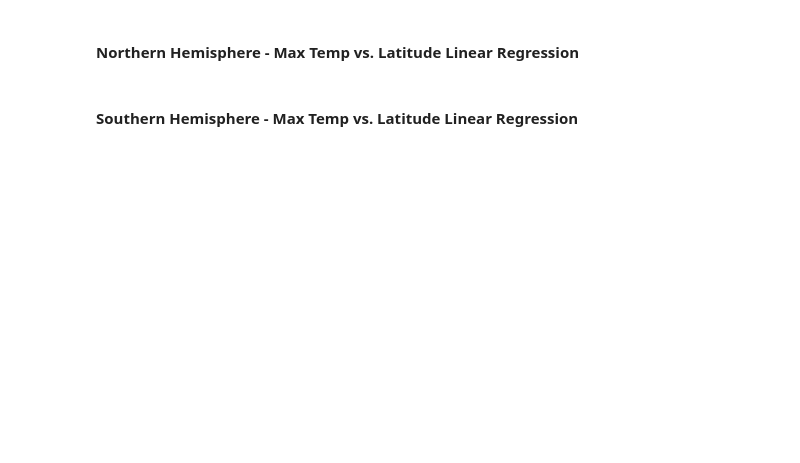
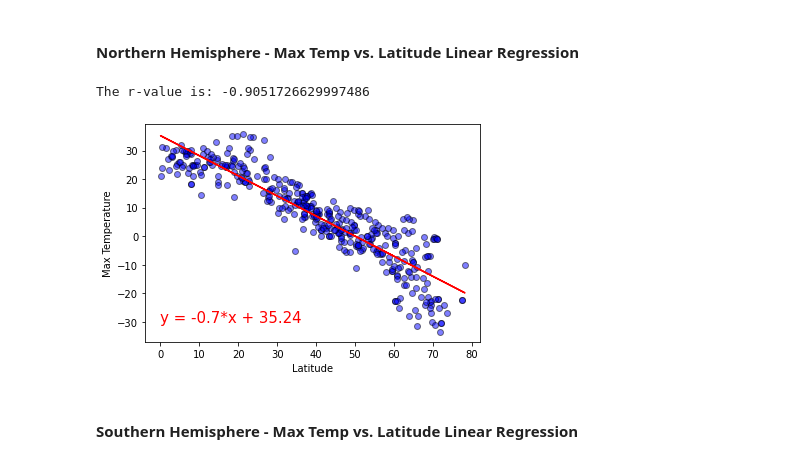
Before and after one commit to calvinluu96/python-api-challenge, a Jupyter notebook: WeatherPy/WeatherPy.ipynb, the cells around one changed output. Drawn from its saved outputs; the diff is of its cells as text; code cells hidden in the pictures; blank space fills up the shorter version.

Commit message:
added linear regression

```diff
--- a/WeatherPy/WeatherPy.ipynb
+++ b/WeatherPy/WeatherPy.ipynb
@@ -237,3 +237,9 @@ plt.savefig("LatVsWindSpeed.png")
 <Figure size 432x288 with 0 Axes>
 # %% [markdown]
 ## Linear Regression
+# %%
+# Separate data into northern and southern hemispheres
+northern_df = raw_weather_data[raw_weather_data["Lat"] > 0]
+southern_df = raw_weather_data[raw_weather_data["Lat"] < 0]
+
+northern_df.head()
@@ -240,4 +253,29 @@ plt.savefig("LatVsWindSpeed.png")
+# %%
+# Create function to read in values and create linear regression so no need to repeat
+def linear_regression_plot(x_var, y_var, x_varname, y_varname, label_coords):
+    # Perform linear regression
+    slope, intercept, r_value, p_value, std_err = linregress(x_var, y_var)
+
+    # Create equation for linear regression line
+    fit = (slope * x_var) + intercept
+
+    # Create string for equation
+    regression_label = f"y = {round(slope,2)}*x + {round(intercept,2)}"
+
+    # Create plot with linear regression
+    plt.scatter(x_var, y_var, marker="o", facecolors="blue", edgecolor="black", alpha=0.5)
+    plt.plot(x_var, fit, color="red")
+    plt.annotate(regression_label, label_coords, color="red", fontsize = 15)
+    plt.xlabel(x_varname)
+    plt.ylabel(y_varname)
+
+    print(f"The r-value is: {r_value}")
 # %% [markdown]
 ####  Northern Hemisphere - Max Temp vs. Latitude Linear Regression
+# %%
+linear_regression_plot(northern_df["Lat"], northern_df["Max Temp"], "Latitude", "Max Temperature", (0,-30))
+# %% [output]
+The r-value is: -0.9051726629997486
+[figure, added]
 # %% [markdown]
 ####  Southern Hemisphere - Max Temp vs. Latitude Linear Regression
```
Also changed, not shown: parts of 8 cells of this notebook.
